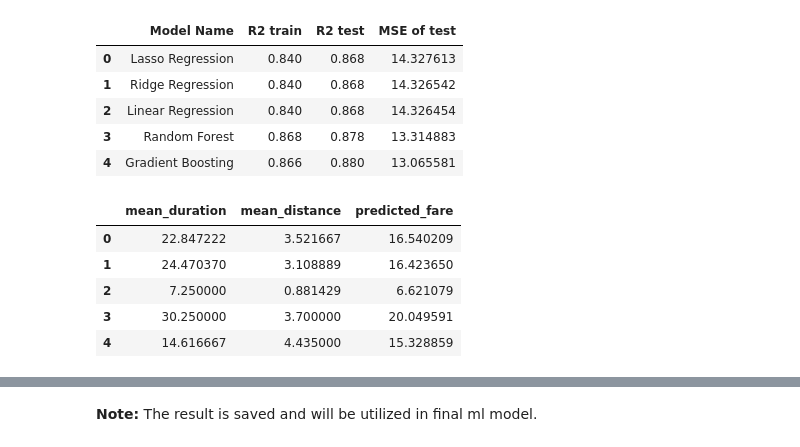
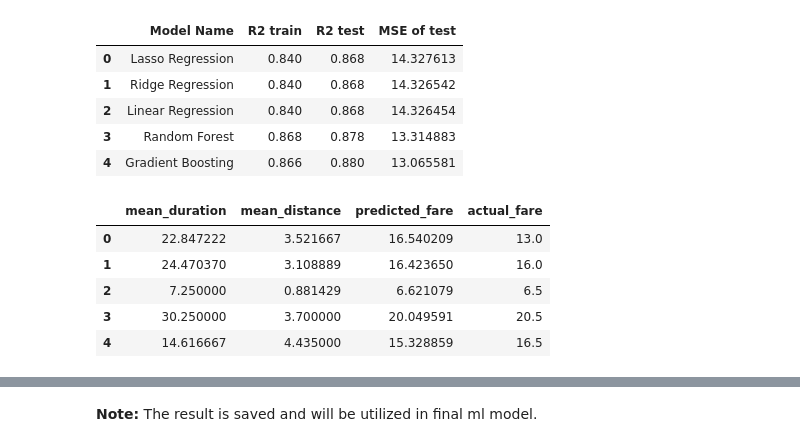
Before and after one commit to Vagif-Aliyev/Automatidata-Project, a Jupyter notebook: 3. Automatidata project-Regression Analysis.ipynb, the cells around one changed output, grey strips where cells are left out. Saved outputs shown, nothing was run; the diff lists cells and outputs as text; code cells hidden in the pictures.

```diff
--- a/3. Automatidata project-Regression Analysis.ipynb
+++ b/3. Automatidata project-Regression Analysis.ipynb
@@ -895,11 +895,12 @@ Models
 # %%
 nyc_preds_means = df[['mean_duration', 'mean_distance']].copy()
 nyc_preds_means['predicted_fare'] = y_preds_full
+nyc_preds_means['actual_fare']=df['fare_amount']
 nyc_preds_means.head()
 # %% [output]
-|  | mean_duration | mean_distance | predicted_fare |
-| 0 | 22.847222 | 3.521667 | 16.540209 |
-| 1 | 24.470370 | 3.108889 | 16.423650 |
-| 2 | 7.250000 | 0.881429 | 6.621079 |
-| 3 | 30.250000 | 3.700000 | 20.049591 |
-| 4 | 14.616667 | 4.435000 | 15.328859 |
+|  | mean_duration | mean_distance | predicted_fare | actual_fare |
+| 0 | 22.847222 | 3.521667 | 16.540209 | 13.0 |
+| 1 | 24.470370 | 3.108889 | 16.423650 | 16.0 |
+| 2 | 7.250000 | 0.881429 | 6.621079 | 6.5 |
+| 3 | 30.250000 | 3.700000 | 20.049591 | 20.5 |
+| 4 | 14.616667 | 4.435000 | 15.328859 | 16.5 |
```
Also changed, not shown: parts of 1 cell of this notebook, 3 other files.
